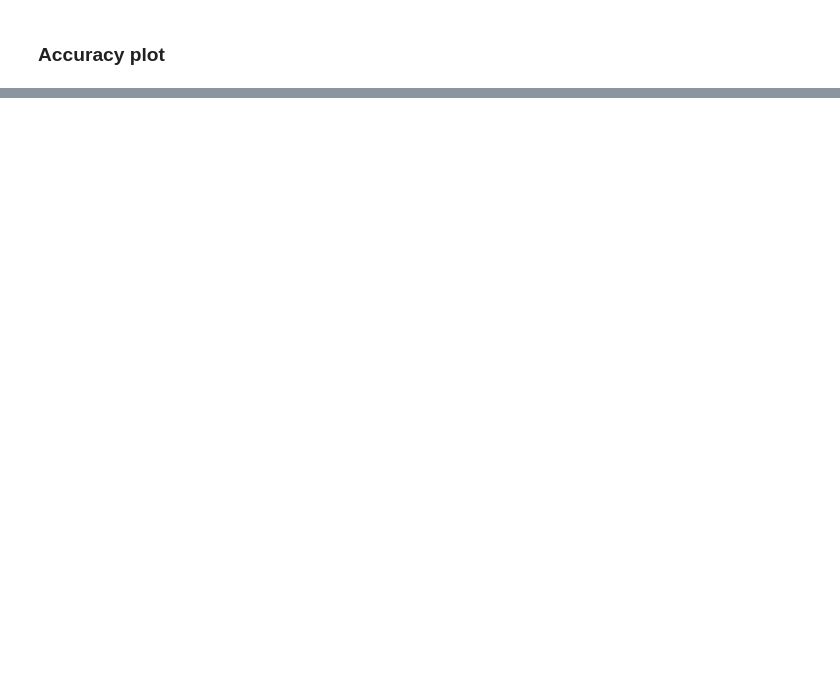
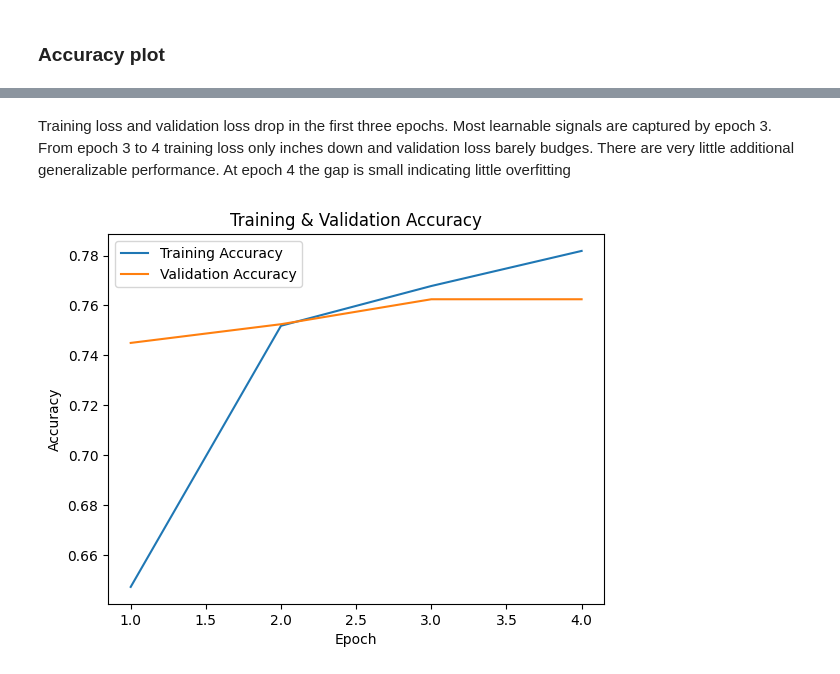
Before and after one commit to LaurenzPoll/Art-classifier, a Jupyter notebook: 04_modeling/04_modeling.ipynb, the cells around one changed output, grey strips where cells are left out. Saved outputs shown, nothing was run; the diff lists cells and outputs as text; code cells hidden in the pictures; blank space fills up the shorter version.

```diff
--- a/04_modeling/04_modeling.ipynb
+++ b/04_modeling/04_modeling.ipynb
@@ -568,0 +350,16 @@ Test accuracy: 0.800
+# %% [markdown]
+Training loss and validation loss drop in the first three epochs. Most learnable signals are captured by epoch 3.
+From epoch 3 to 4 training loss only inches down and validation loss barely budges.
+There are very little additional generalizable performance.
+At epoch 4 the gap is small indicating little overfitting
+# %%
+plt.figure()
+plt.plot(epochsB, historyB.history['accuracy'], label='Training Accuracy')
+plt.plot(epochsB, historyB.history['val_accuracy'], label='Validation Accuracy')
+plt.title('Training & Validation Accuracy')
+plt.xlabel('Epoch')
+plt.ylabel('Accuracy')
+plt.legend()
+plt.show()
+# %% [output]
+[figure, added]
```
Also changed, not shown: parts of 48 cells of this notebook, 1 other file.
